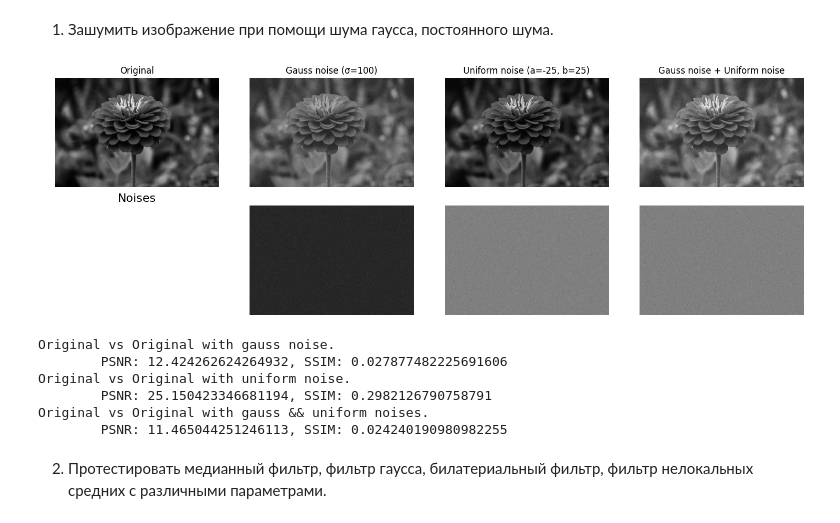
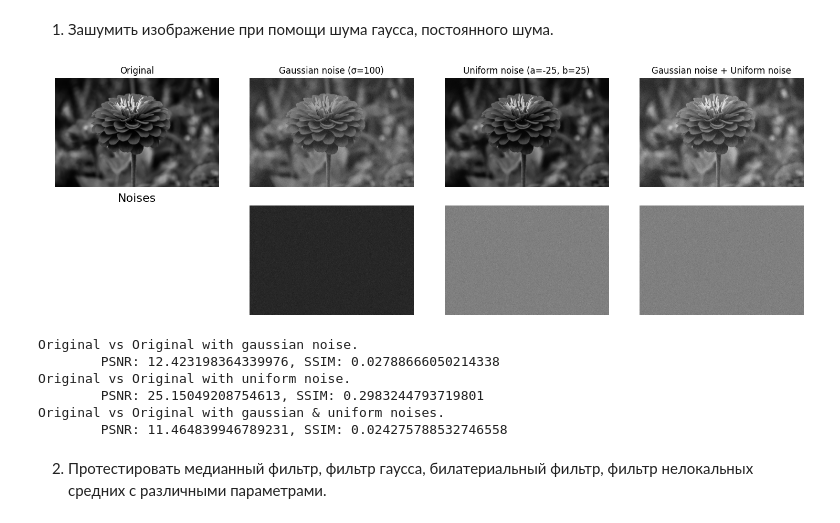
Before and after one commit to Serebro1/UNN_DE_IP_HomeTasks, a Jupyter notebook: 2_Noise_Filtering/Practice_2/DE_IP_HomeTask_2.ipynb, the cells around one changed output. Drawn from its saved outputs; the diff is of its cells as text; code cells hidden in the pictures.

```diff
--- a/2_Noise_Filtering/Practice_2/DE_IP_HomeTask_2.ipynb
+++ b/2_Noise_Filtering/Practice_2/DE_IP_HomeTask_2.ipynb
@@ -55,44 +55,44 @@ axes[1, 2].imshow(noise_uniform, cmap='gray')
 axes[1, 2].axis('off')
 
 # create gausse + uniform noise
 noise_gauss_uniform = noise_gauss + noise_uniform
 axes[1, 3].imshow(noise_uniform, cmap='gray')
 axes[1, 3].axis('off')
 
 # original + gauss noise
 image_noise_gauss = np.clip(image_gray + noise_gauss, 0, 255).astype(np.uint8)
-images_noise[f'Gauss noise (σ={stddev})'] = image_noise_gauss
+images_noise[f'Gaussian noise (σ={stddev})'] = image_noise_gauss
 
 # original + uniform noise
 image_noise_uniform = np.clip(image_gray + noise_uniform, 0, 255).astype(np.uint8)
 images_noise[f'Uniform noise (a={a}, b={b})'] = image_noise_uniform
 
 # original + gauss noise + uniform noise
 image_noise_gauss_uniform = np.clip(image_gray + noise_gauss_uniform, 0, 255).astype(np.uint8)
-images_noise[f'Gauss noise + Uniform noise'] = image_noise_gauss_uniform
+images_noise[f'Gaussian noise + Uniform noise'] = image_noise_gauss_uniform
 
 for col, key in enumerate(images_noise, start=1):
     axes[0, col].imshow(images_noise[key], cmap='gray')
     axes[0, col].set_title(key)
     axes[0, col].axis('off')
 
 plt.tight_layout()
 plt.show()
 
-print("Original vs Original with gauss noise.")
+print("Original vs Original with gaussian noise.")
 print("\tPSNR: {0}, SSIM: {1}".format(*evaluate_filter(image_gray, image_noise_gauss)))
 print("Original vs Original with uniform noise.")
 print("\tPSNR: {0}, SSIM: {1}".format(*evaluate_filter(image_gray, image_noise_uniform)))
-print("Original vs Original with gauss && uniform noises.")
+print("Original vs Original with gaussian & uniform noises.")
 print("\tPSNR: {0}, SSIM: {1}".format(*evaluate_filter(image_gray, image_noise_gauss_uniform)))
 # %% [output]
-[figure, old version]
+[figure, new version]
-Original vs Original with gauss noise.
-        PSNR: 12.424262624264932, SSIM: 0.027877482225691606
+Original vs Original with gaussian noise.
+        PSNR: 12.423198364339976, SSIM: 0.02788666050214338
 Original vs Original with uniform noise.
-        PSNR: 25.150423346681194, SSIM: 0.2982126790758791
-Original vs Original with gauss && uniform noises.
-        PSNR: 11.465044251246113, SSIM: 0.024240190980982255
+        PSNR: 25.15049208754613, SSIM: 0.2983244793719801
+Original vs Original with gaussian & uniform noises.
+        PSNR: 11.464839946789231, SSIM: 0.024275788532746558
 # %% [markdown]
 2. Протестировать медианный фильтр, фильтр гаусса, билатериальный фильтр, фильтр нелокальных средних с различными параметрами.
 # %%
```
Also changed, not shown: parts of 2 cells of this notebook.
